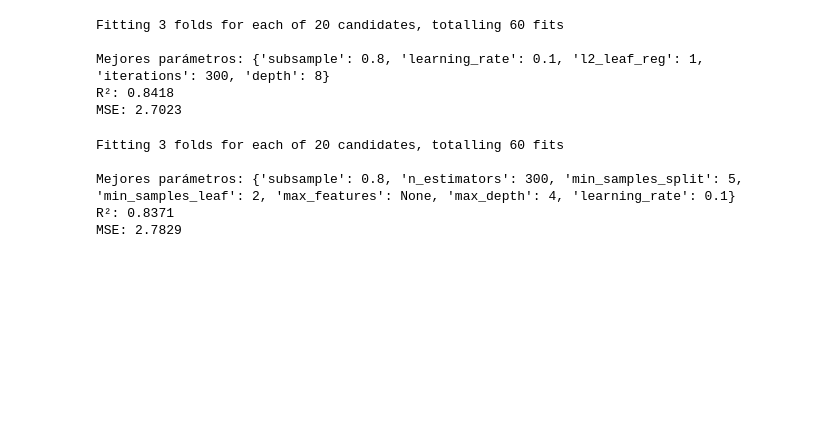
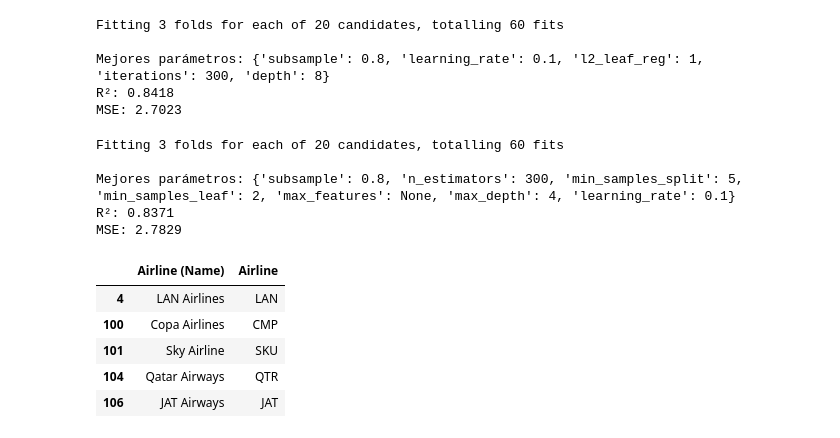
Before and after one commit to aalvarezq/proyecto, a Jupyter notebook: src/modelos.ipynb, the cells around one changed output. Cells and saved outputs as stored; diff of their text form; code cells hidden in the pictures; blank space fills up the shorter version.

```diff
--- a/src/modelos.ipynb
+++ b/src/modelos.ipynb
@@ -648,3 +648,20 @@ categories = {
 
 with open("categorical_mappings.json", "w") as f:
     json.dump(categories, f)
+# %%
+
+import pandas as pd
+aerodica = pd.read_excel('../data/raw/NOISE TMR2.xlsx',skiprows=3)
+aerodic = aerodica.copy()
+aerodic = aerodic.drop(index=0)
+aerodic = aerodic[['Airline (Name)','Airline']]
+aerodic = aerodic.drop_duplicates()
+aerodic = aerodic.dropna()
+aerodic.head()
+# %% [output]
+|  | Airline (Name) | Airline |
+| 4 | LAN Airlines | LAN |
+| 100 | Copa Airlines | CMP |
+| 101 | Sky Airline | SKU |
+| 104 | Qatar Airways | QTR |
+| 106 | JAT Airways | JAT |
```
Also changed, not shown: parts of 6 cells of this notebook, 5 other files.
